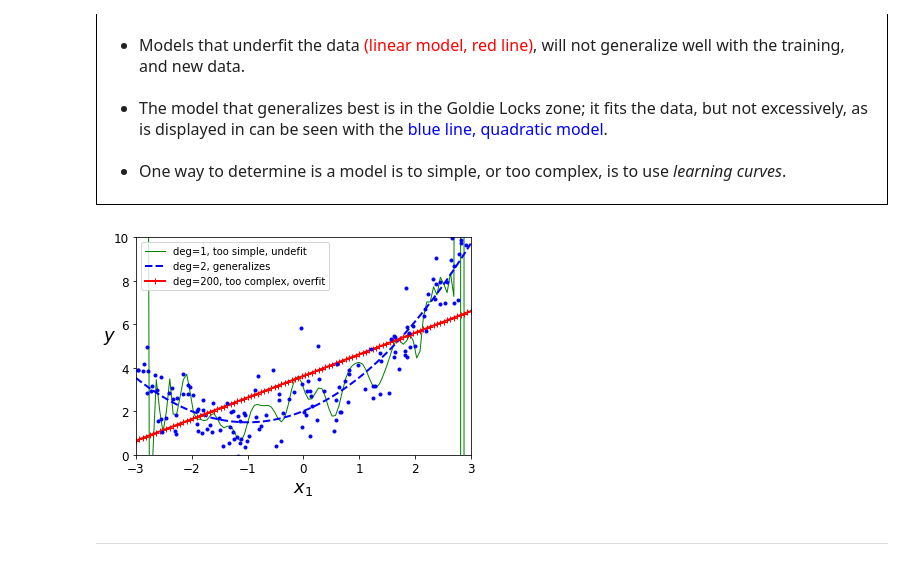
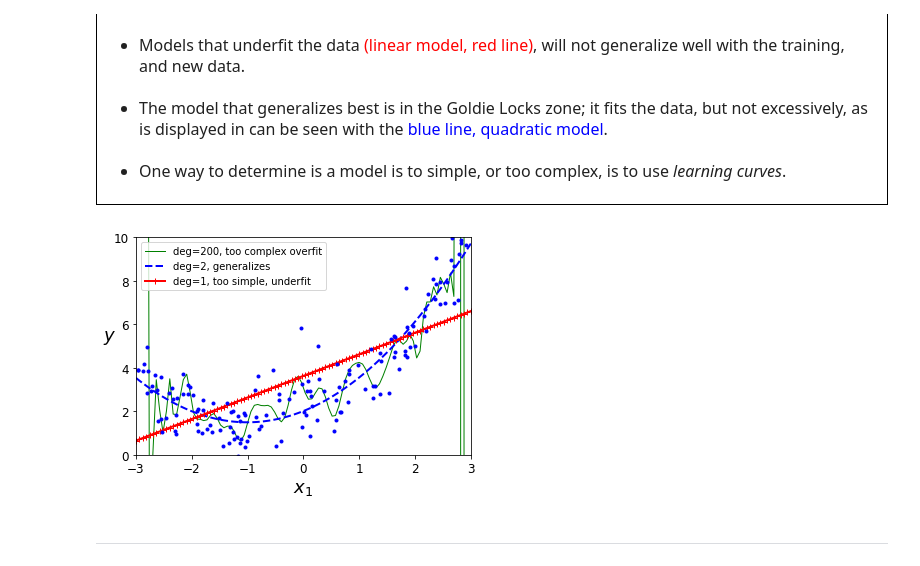
Before and after one commit to BitterScientist/bitterscientist.com, a Jupyter notebook: folders/ds_blogs/projects/learning_curves/learning_curves_python.ipynb, the cells around one changed output. Drawn from its saved outputs; the diff is of its cells as text; code cells hidden in the pictures.

```diff
--- a/folders/ds_blogs/projects/learning_curves/learning_curves_python.ipynb
+++ b/folders/ds_blogs/projects/learning_curves/learning_curves_python.ipynb
@@ -257,29 +257,29 @@ plt.show()
 # %%
 from sklearn.preprocessing import StandardScaler
 from sklearn.pipeline import Pipeline
 
-for style, width, degree, label in (("g-", 1, 200, "deg=1, too simple, undefit"), ("b--", 2, 2, "deg=2, generalizes"), ("r-+", 2, 1, "deg=200, too complex, overfit")):
+for style, width, degree, label in (("g-", 1, 200, "deg=200, too complex overfit"), ("b--", 2, 2, "deg=2, generalizes"), ("r-+", 2, 1, "deg=1, too simple, underfit")):
     polybig_features = PolynomialFeatures(degree=degree, include_bias=False)
     std_scaler = StandardScaler()
     lin_reg = LinearRegression()
     polynomial_regression = Pipeline([
             ("poly_features", polybig_features),
             ("std_scaler", std_scaler),
             ("lin_reg", lin_reg),
         ])
     polynomial_regression.fit(X, y)
     y_newbig = polynomial_regression.predict(X_new)
     plt.plot(X_new, y_newbig, style, label=label, linewidth=width)
 
 plt.plot(X, y, "b.", linewidth=3)
 plt.legend(loc="upper left")
 plt.xlabel("$x_1$", fontsize=18)
 plt.ylabel("$y$", rotation=0, fontsize=18)
 plt.axis([-3, 3, 0, 10])
 plt.savefig("images/comparison_poly_linreg_plots.png", bbox_inches='tight')
 plt.show()
 # %% [output]
-[figure, old version]
+[figure, new version]
 # %% [markdown]
 <hr style="border-top: 3px solid Black;">
 # %% [markdown]
```
Also changed, not shown: parts of 1 cell of this notebook, 46 other files.
